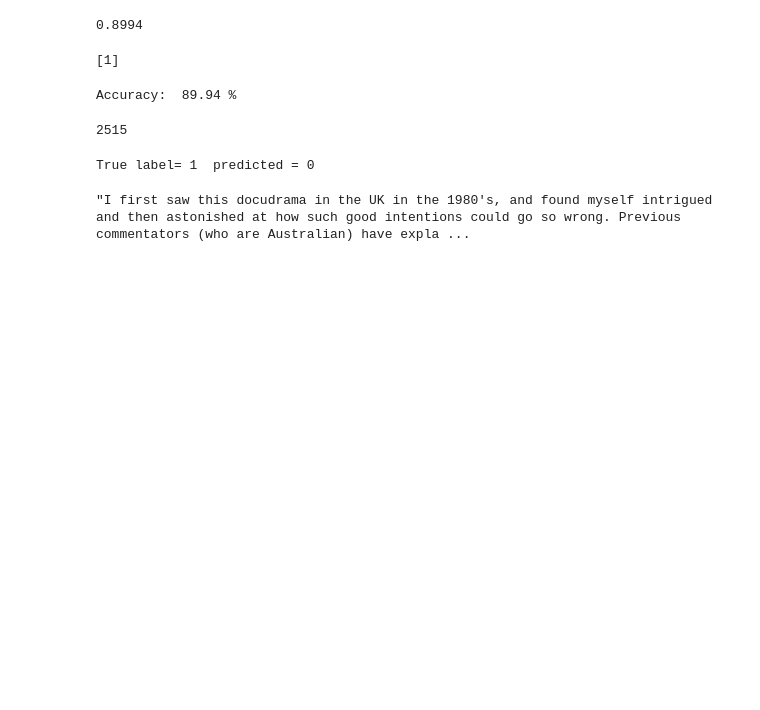
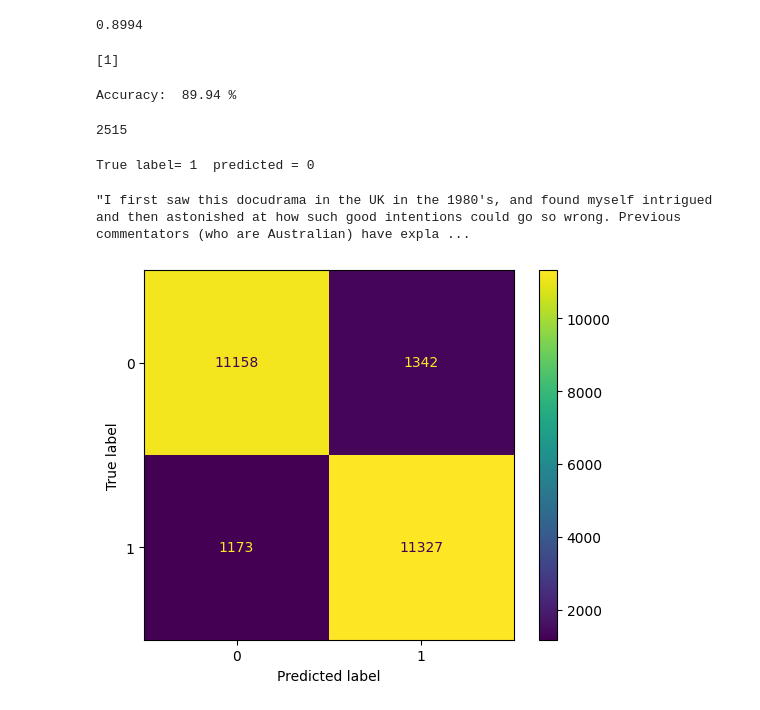
Before and after one commit to encoras/Artificial-Intelligence-Group, a Jupyter notebook: Sentiment_analysis_IMDB_movie_review_1.ipynb, the cells around one changed output. Cells and saved outputs as stored; diff of their text form; code cells hidden in the pictures; blank space fills up the shorter version.

```diff
--- a/Sentiment_analysis_IMDB_movie_review_1.ipynb
+++ b/Sentiment_analysis_IMDB_movie_review_1.ipynb
@@ -716,3 +716,11 @@ X_rev_test[misclassified[0][i]]
 # %% [output]
 True label= 1  predicted = 0
 "I first saw this docudrama in the UK in the 1980's, and found myself intrigued and then astonished at how such good intentions could go so wrong. Previous commentators (who are Australian) have expla ...
+# %%
+cm=confusion_matrix(y_test, grid3.predict(X_rev_test))
+disp = ConfusionMatrixDisplay(confusion_matrix=cm,
+                              display_labels=grid3.classes_)
+disp.plot()
+plt.show()
+# %% [output]
+[figure, added]
```
